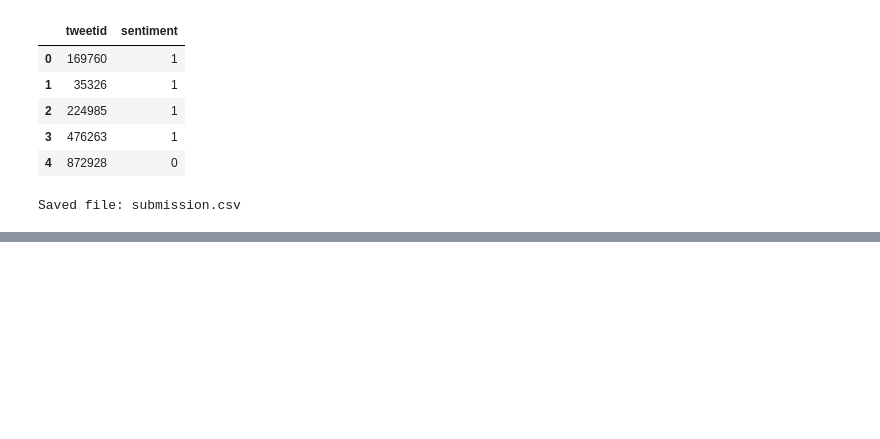
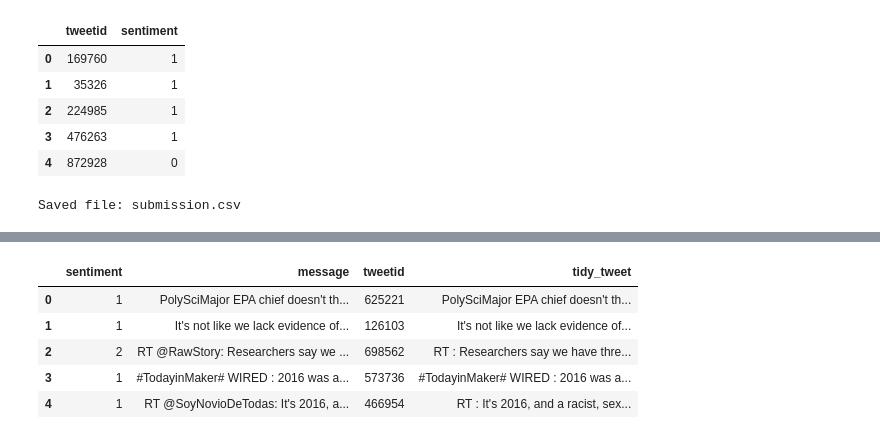
Before and after one commit to SibusisoTL/classification-predict, a Jupyter notebook: Classification_notebook.ipynb, the cells around one changed output, grey strips where cells are left out. Saved outputs shown, nothing was run; the diff lists cells and outputs as text; code cells hidden in the pictures; blank space fills up the shorter version.

```diff
--- a/Classification_notebook.ipynb
+++ b/Classification_notebook.ipynb
@@ -14,3 +9,13 @@ True
+# %%
+import re # for regular expressions
+pd.set_option("display.max_colwidth", 200)
+import matplotlib.pyplot as plt
+import seaborn as sns
+import string
+import nltk # for text manipulation
+import warnings
+warnings.filterwarnings("ignore", category=DeprecationWarning)
+%matplotlib inline
 # %%
 df_train = pd.read_csv('https://raw.githubusercontent.com/SibusisoTL/classification-predict/master/train.csv')
 df_test = pd.read_csv('https://raw.githubusercontent.com/SibusisoTL/classification-predict/master/test.csv')
@@ -245,0 +253,12 @@ Saved file: submission.csv
+# %%
+#copy the training dataset
+train = df_train.copy()
+test = df_test.copy()
+# %%
+#using regular expressions to remove tagy symbols
+def remove_pattern(input_txt, pattern):
+    r = re.findall(pattern, input_txt)
+    for i in r:
+        input_txt = re.sub(i, '', input_txt)
+
+    return input_txt
@@ -245,0 +275,11 @@ Saved file: submission.csv
+# %%
+#
+train['tidy_tweet'] = np.vectorize(remove_pattern)(train['message'], "@[\w]*")
+train.head()
+# %% [output]
+|  | sentiment | message | tweetid | tidy_tweet |
+| 0 | 1 | PolySciMajor EPA chief doesn't th... | 625221 | PolySciMajor EPA chief doesn't th... |
+| 1 | 1 | It's not like we lack evidence of... | 126103 | It's not like we lack evidence of... |
+| 2 | 2 | RT @RawStory: Researchers say we ... | 698562 | RT : Researchers say we have thre... |
+| 3 | 1 | #TodayinMaker# WIRED : 2016 was a... | 573736 | #TodayinMaker# WIRED : 2016 was a... |
+| 4 | 1 | RT @SoyNovioDeTodas: It's 2016, a... | 466954 | RT : It's 2016, and a racist, sex... |
```
Also changed, not shown: parts of 23 cells of this notebook.
